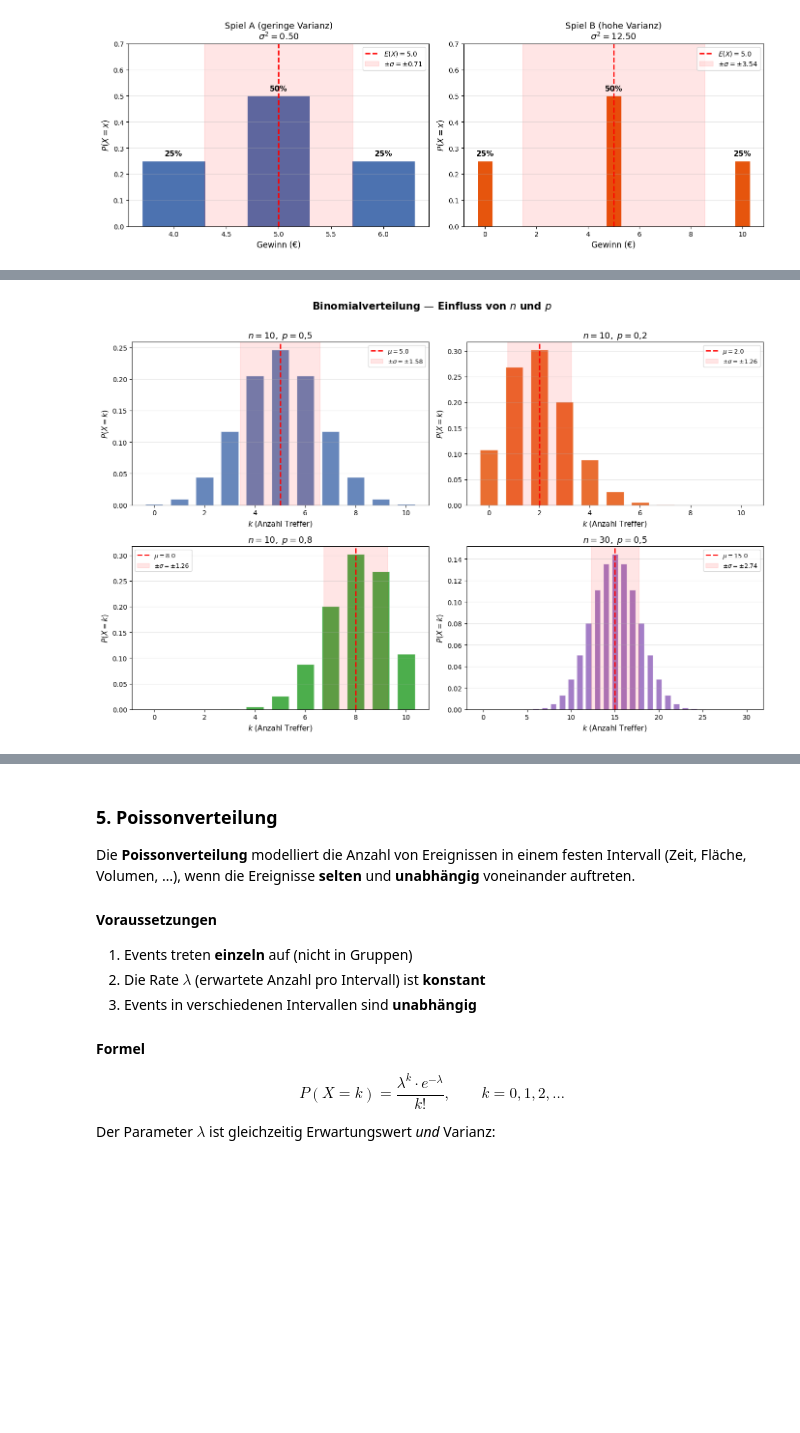
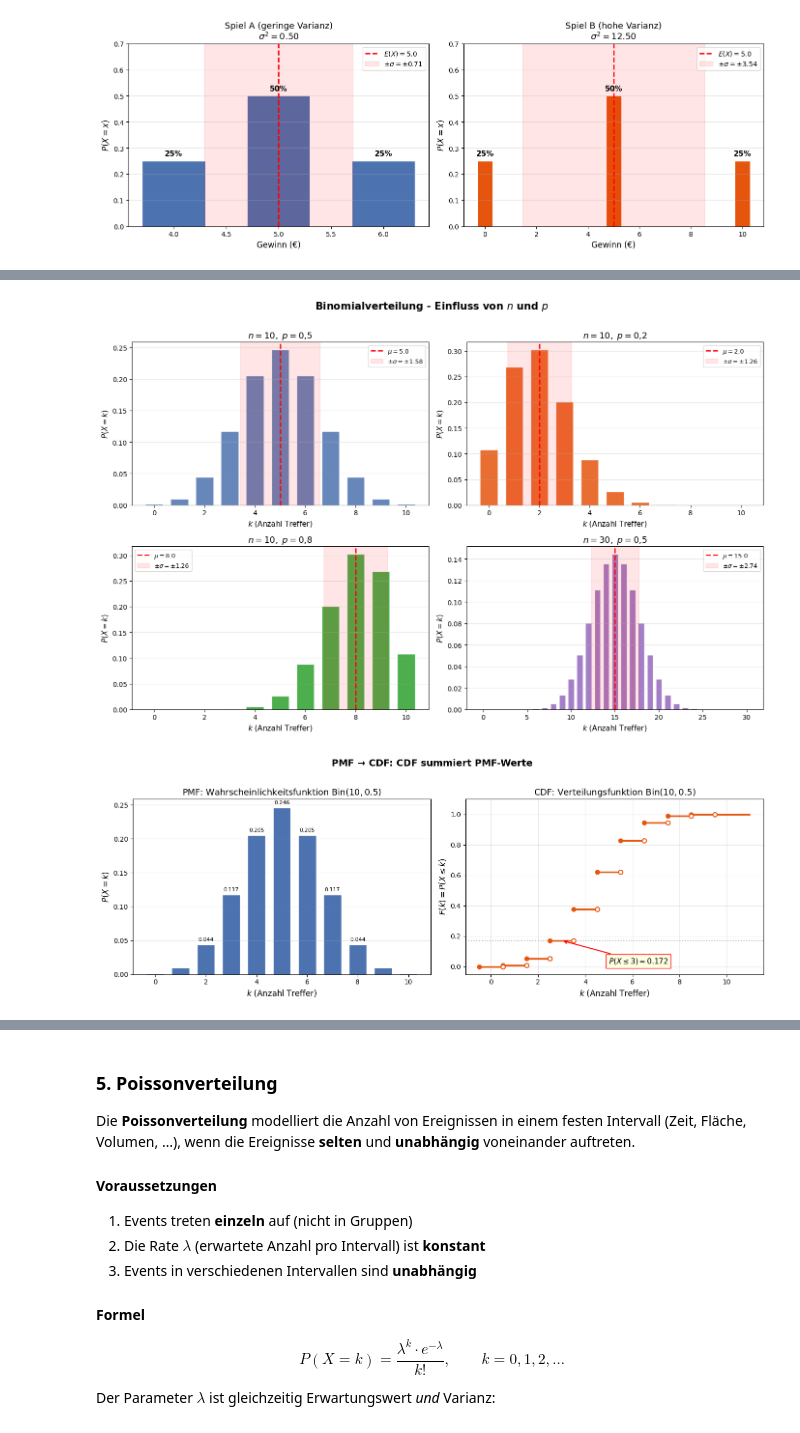
Before and after one commit to Officialstjp/python-math, a Jupyter notebook: Foundations/08_Statistik_und_Wahrscheinlichkeit/04_Verteilungen.ipynb, the cells around one changed output, grey strips where cells are left out. Drawn from its saved outputs; the diff is of its cells as text; code cells hidden in the pictures; blank space fills up the shorter version.

```diff
--- a/Foundations/08_Statistik_und_Wahrscheinlichkeit/04_Verteilungen.ipynb
+++ b/Foundations/08_Statistik_und_Wahrscheinlichkeit/04_Verteilungen.ipynb
@@ -251,49 +262,106 @@ Intuitiv: Bei 100 Münzwürfen ($p = 0{,}5$) erwartet man im Mittel 50 Köpfe, m
 # KONFIGURATION - Binomialverteilung für verschiedene n und p
 # ============================================================
 
-Binomial_Config = [
-    {"n": 10, "p": 0.5, "farbe": "#4C72B0", "label": "$n=10,\\; p=0{,}5$"},
-    {"n": 10, "p": 0.2, "farbe": "#E6550D", "label": "$n=10,\\; p=0{,}2$"},
-    {"n": 10, "p": 0.8, "farbe": "#2CA02C", "label": "$n=10,\\; p=0{,}8$"},
-    {"n": 30, "p": 0.5, "farbe": "#9467BD", "label": "$n=30,\\; p=0{,}5$"},
-]
+Binomial_Config = {
+    "vergleich": [
+        {"n": 10, "p": 0.5, "farbe": "#4C72B0", "label": "$n=10,\\; p=0{,}5$"},
+        {"n": 10, "p": 0.2, "farbe": "#E6550D", "label": "$n=10,\\; p=0{,}2$"},
+        {"n": 10, "p": 0.8, "farbe": "#2CA02C", "label": "$n=10,\\; p=0{,}8$"},
+        {"n": 30, "p": 0.5, "farbe": "#9467BD", "label": "$n=30,\\; p=0{,}5$"},
+    ],
+    "pmf_cdf_beispiel": {"n": 10, "p": 0.5, "farbe_pmf": "#4C72B0", "farbe_cdf": "#E6550D"},
+}
 
 # ============================================================
-# VISUALISIERUNG - Binomial-PMF: Symmetrie und Schiefe
+# VISUALISIERUNG - Binomial: Parametervergleich + PMF/CDF
 # ============================================================
 
-def visualisiere_binomial(configs):
-    """Zeigt die Binomialverteilung für verschiedene Parameter."""
+def visualisiere_binomial(config):
+    """Zeigt die Binomialverteilung: Parametervergleich und PMF/CDF-Zusammenhang."""
+
+    # --- Teil 1: Vier Parametervarianten ---
     fig, axes = plt.subplots(2, 2, figsize=(14, 9))
-    axes = axes.flatten()
+    axes_flat = axes.flatten()
 
-    for ax, cfg in zip(axes, configs):
+    for ax, cfg in zip(axes_flat, config["vergleich"]):
         n, p = cfg["n"], cfg["p"]
         k = np.arange(0, n + 1)
         pmf = np.array([comb(n, ki) * p**ki * (1 - p)**(n - ki) for ki in k])
         mu = n * p
         sigma = np.sqrt(n * p * (1 - p))
 
         ax.bar(k, pmf, color=cfg["farbe"], edgecolor="white", width=0.7, alpha=0.85)
         ax.axvline(mu, color="red", linestyle="--", linewidth=2,
                    label=f"$\\mu = {mu:.1f}$")
         ax.axvspan(mu - sigma, mu + sigma, alpha=0.1, color="red",
                    label=rf"$\pm\sigma = \pm{sigma:.2f}$")
 
         ax.set_xlabel("$k$ (Anzahl Treffer)", fontsize=11)
         ax.set_ylabel("$P(X = k)$", fontsize=11)
         ax.set_title(cfg["label"], fontsize=13)
         ax.legend(fontsize=9)
         ax.grid(True, alpha=0.3, axis="y")
 
     fig.suptitle("Binomialverteilung - Einfluss von $n$ und $p$",
                  fontsize=15, fontweight="bold", y=1.01)
     plt.tight_layout()
     plt.show()
 
+    # --- Teil 2: PMF und CDF nebeneinander ---
+    cfg2 = config["pmf_cdf_beispiel"]
+    n, p = cfg2["n"], cfg2["p"]
+    k = np.arange(0, n + 1)
+    pmf = np.array([comb(n, ki) * p**ki * (1 - p)**(n - ki) for ki in k])
+    cdf_vals = np.cumsum(pmf)
+
+    fig2, axes2 = plt.subplots(1, 2, figsize=(14, 5))
+
+    # PMF
+    ax = axes2[0]
+    ax.bar(k, pmf, color=cfg2["farbe_pmf"], edgecolor="white", width=0.7)
+    for ki, pi in zip(k, pmf):
+        if pi > 0.01:
+            ax.text(ki, pi + 0.005, f"{pi:.3f}", ha="center", fontsize=8)
+    ax.set_xlabel("$k$ (Anzahl Treffer)", fontsize=12)
+    ax.set_ylabel("$P(X = k)$", fontsize=12)
+    ax.set_title(f"PMF: Wahrscheinlichkeitsfunktion $\\mathrm{{Bin}}({n}, {p})$", fontsize=13)
+    ax.grid(True, alpha=0.3, axis="y")
+
+    # CDF (Treppenfunktion)
+    ax = axes2[1]
+    for i in range(len(k)):
+        x_start = k[i] - 0.5
+        x_end = k[i] + 0.5 if i < len(k) - 1 else k[i] + 1
+        ax.hlines(cdf_vals[i], x_start, x_end, color=cfg2["farbe_cdf"], linewidth=2.5)
+        ax.scatter(k[i] - 0.5, cdf_vals[i], color=cfg2["farbe_cdf"], s=40, zorder=5)
+        if i > 0:
+            ax.scatter(k[i] - 0.5, cdf_vals[i - 1], facecolors="white",
+                       edgecolors=cfg2["farbe_cdf"], s=40, zorder=5, linewidths=1.5)
+
+    # Hervorhebung: P(X ≤ 3) als Beispiel
+    beispiel_k = 3
+    ax.axhline(cdf_vals[beispiel_k], color="gray", linestyle=":", alpha=0.6)
+    ax.annotate(f"$P(X \\leq {beispiel_k}) = {cdf_vals[beispiel_k]:.3f}$",
+                xy=(beispiel_k, cdf_vals[beispiel_k]),
+                xytext=(beispiel_k + 2, cdf_vals[beispiel_k] - 0.15), fontsize=11,
+                arrowprops=dict(arrowstyle="->", color="red", lw=1.5),
+                bbox=dict(facecolor="lightyellow", alpha=0.9, edgecolor="red"))
+
+    ax.set_xlabel("$k$ (Anzahl Treffer)", fontsize=12)
+    ax.set_ylabel("$F(k) = P(X \\leq k)$", fontsize=12)
+    ax.set_title(f"CDF: Verteilungsfunktion $\\mathrm{{Bin}}({n}, {p})$", fontsize=13)
+    ax.set_ylim(-0.05, 1.1)
+    ax.grid(True, alpha=0.3)
+
+    fig2.suptitle("PMF → CDF: CDF summiert PMF-Werte",
+                  fontsize=14, fontweight="bold", y=1.02)
+    plt.tight_layout()
+    plt.show()
+
 visualisiere_binomial(Binomial_Config)
 # %% [output]
 [figure]
+[figure, added]
 # %% [markdown]
 ### 4. Normalverteilung
 
```
Also changed, not shown: parts of 5 cells of this notebook, 5 other files.
